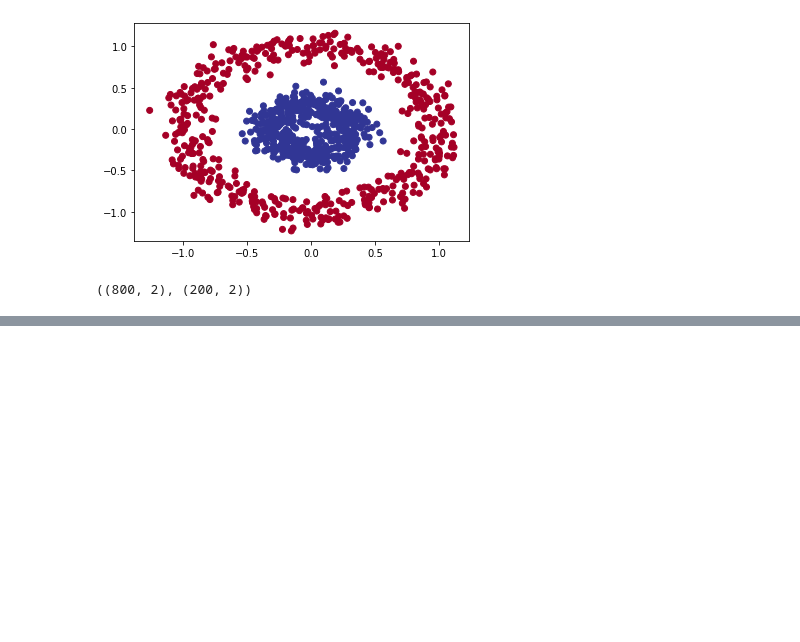
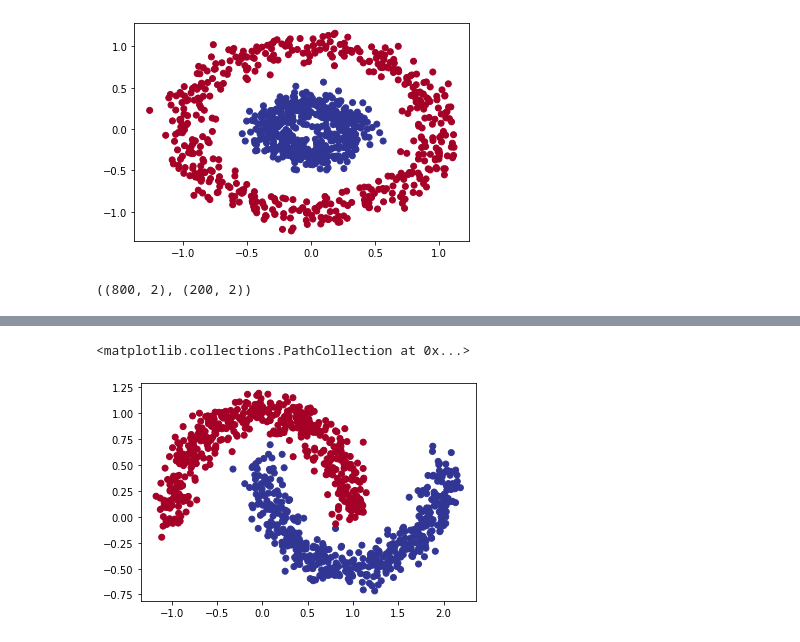
Before and after one commit to El-Nico/tensorflow-notes, a Jupyter notebook: classification_exercises.ipynb, the cells around one changed output, grey strips where cells are left out. Cells and saved outputs as stored; diff of their text form; code cells hidden in the pictures; blank space fills up the shorter version.

```diff
--- a/classification_exercises.ipynb
+++ b/classification_exercises.ipynb
@@ -141,0 +188,3 @@ Epoch 50/50
+# %%
+moons= make_moons(1000, noise=0.1)
+moons
@@ -141,0 +209,2 @@ Epoch 50/50
+# %%
+x, y= moons
@@ -141,0 +221,3 @@ Epoch 50/50
+# %%
+moon_df= pd.DataFrame({"x1":x[:,0], "x2":x[:, 1], "y":y})
+moon_df
@@ -141,0 +238,5 @@ Epoch 50/50
+# %%
+plt.scatter(moon_df.x1, moon_df.x2, c=y, cmap=plt.cm.RdYlBu)
+# %% [output]
+<matplotlib.collections.PathCollection at 0x...>
+[figure, added]
```
Also changed, not shown: parts of 16 cells of this notebook.
